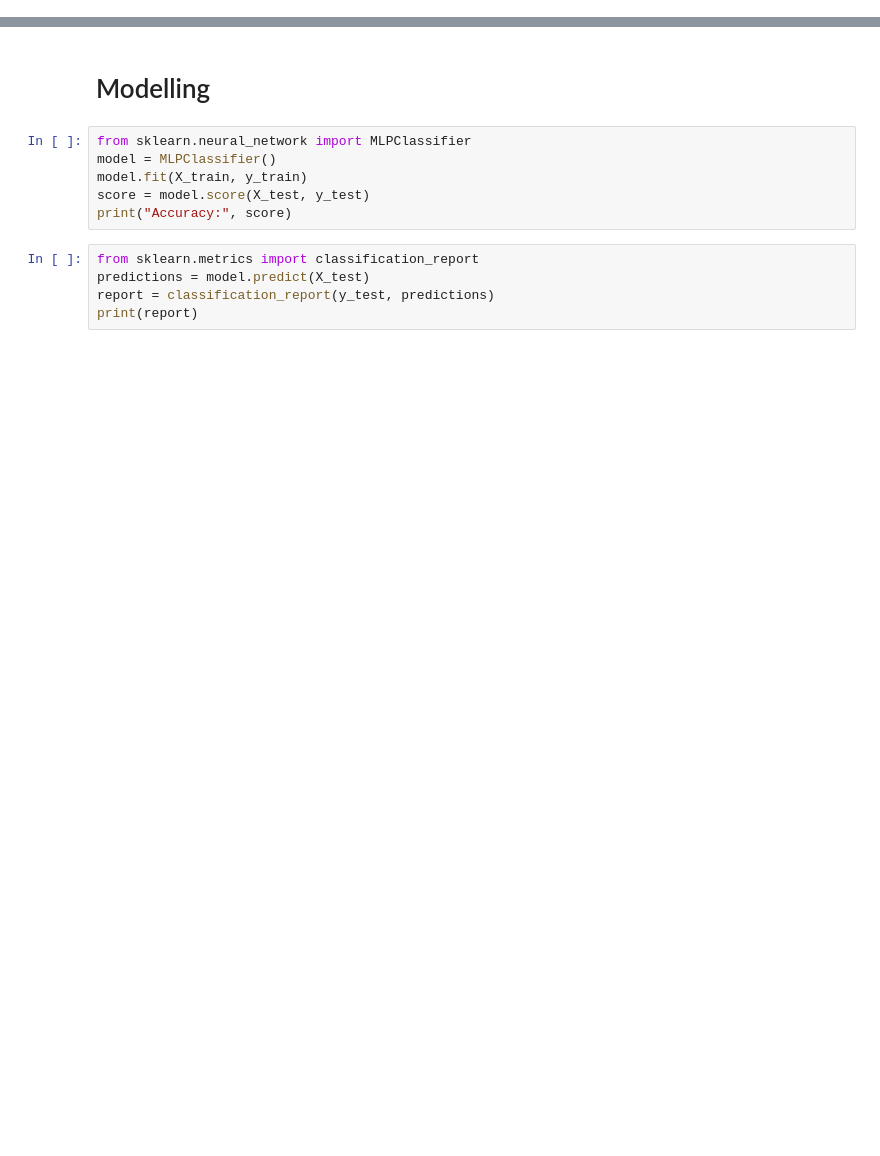
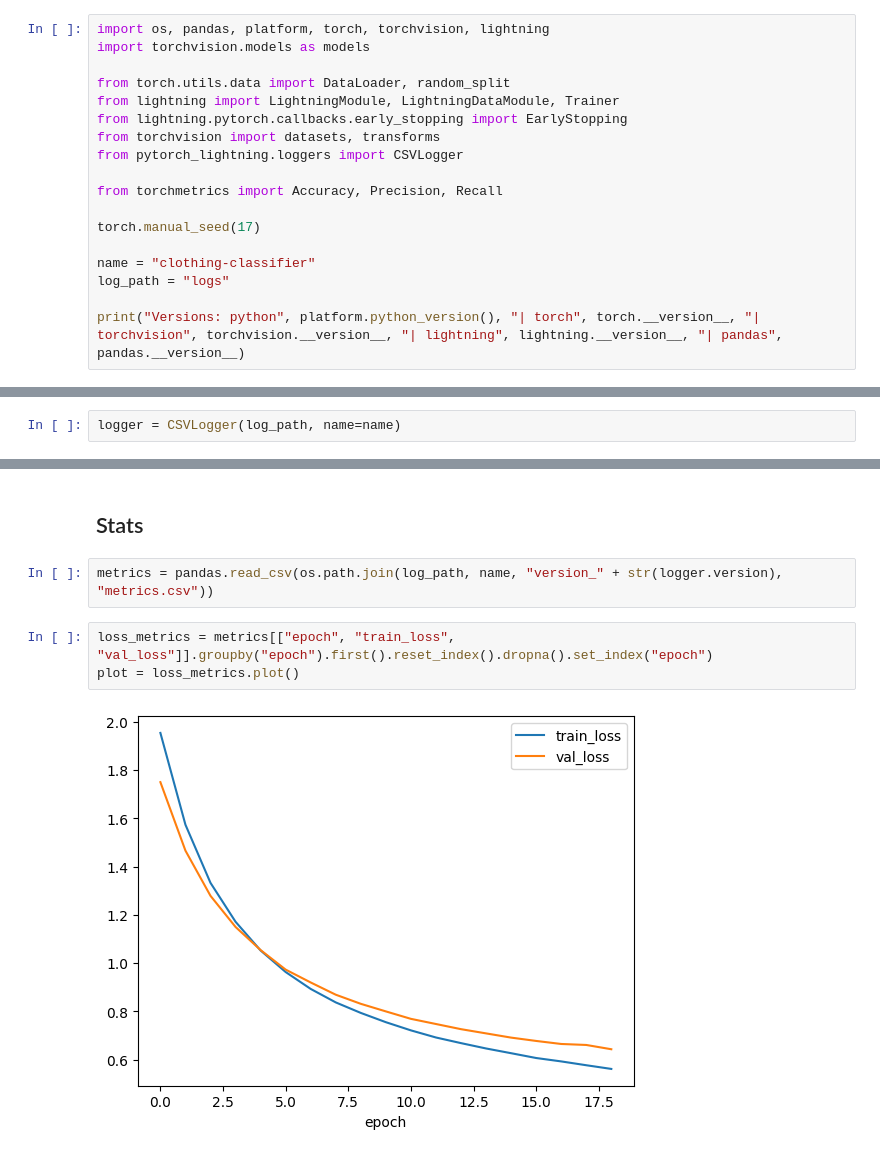
Before and after one commit to bshtmichielsen/clothing-classifier, a Jupyter notebook: clothing-classifier.ipynb, the cells around one changed output, grey strips where cells are left out. Cells and saved outputs as stored; diff of their text form; blank space fills up the shorter version.

Commit message:
update to use lightning

```diff
--- a/clothing-classifier.ipynb
+++ b/clothing-classifier.ipynb
@@ -12,0 +1,18 @@ print("python", platform.python_version(), "| scikit-learn", sklearn.__version__
+# %%
+import os, pandas, platform, torch, torchvision, lightning
+import torchvision.models as models
+
+from torch.utils.data import DataLoader, random_split
+from lightning import LightningModule, LightningDataModule, Trainer
+from lightning.pytorch.callbacks.early_stopping import EarlyStopping
+from torchvision import datasets, transforms
+from pytorch_lightning.loggers import CSVLogger
+
+from torchmetrics import Accuracy, Precision, Recall
+
+torch.manual_seed(17)
+
+name = "clothing-classifier"
+log_path = "logs"
+
+print("Versions: python", platform.python_version(), "| torch", torch.__version__, "| torchvision", torchvision.__version__, "| lightning", lightning.__version__, "| pandas", pandas.__version__)
@@ -46,0 +128,2 @@ print("Accuracy:", score)
+# %%
+logger = CSVLogger(log_path, name=name)
@@ -47,13 +153,9 @@ print("Accuracy:", score)
 # %% [markdown]
-# Modelling
+## Stats
-# %%
-from sklearn.neural_network import MLPClassifier
-model = MLPClassifier()
-model.fit(X_train, y_train)
-score = model.score(X_test, y_test)
-print("Accuracy:", score)
-# %%
-from sklearn.metrics import classification_report
-predictions = model.predict(X_test)
-report = classification_report(y_test, predictions)
-print(report)
+# %%
+metrics = pandas.read_csv(os.path.join(log_path, name, "version_" + str(logger.version), "metrics.csv"))
+# %%
+loss_metrics = metrics[["epoch", "train_loss", "val_loss"]].groupby("epoch").first().reset_index().dropna().set_index("epoch")
+plot = loss_metrics.plot()
+# %% [output]
+[figure, added]
```
Also changed, not shown: parts of 20 cells of this notebook, 1 other file.
